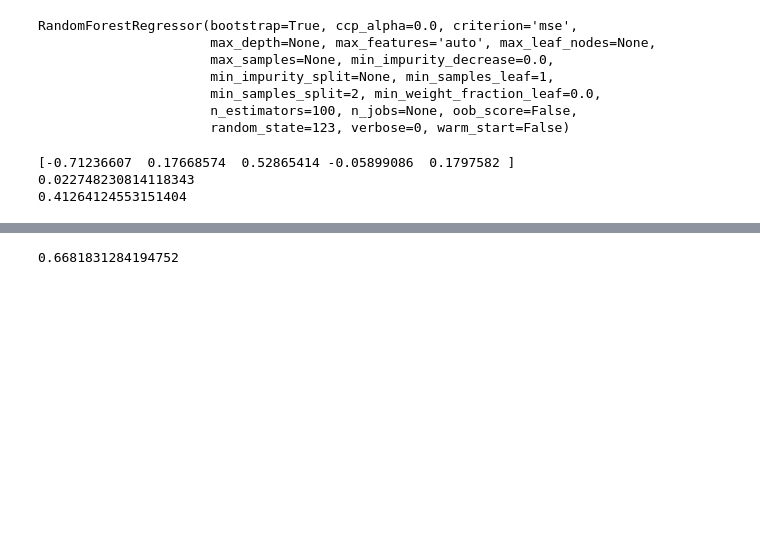
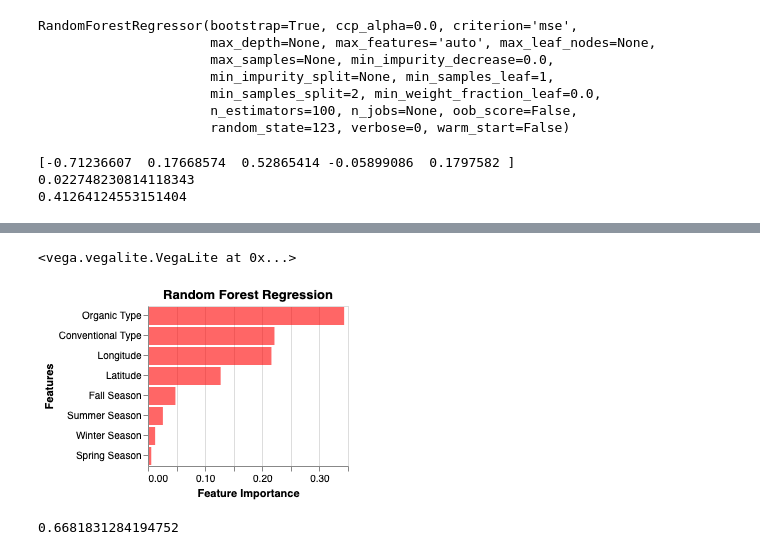
Before and after one commit to UBC-MDS/DSCI_522_Group411, a Jupyter notebook: src/ML_analysis.ipynb, the cells around one changed output, grey strips where cells are left out. Saved outputs shown, nothing was run; the diff lists cells and outputs as text; code cells hidden in the pictures; blank space fills up the shorter version.

```diff
--- a/src/ML_analysis.ipynb
+++ b/src/ML_analysis.ipynb
@@ -162,11 +164,16 @@ feature_df
 # %%
 rfr_plot = alt.Chart(feature_df).mark_bar(color="red", opacity=0.6).encode(
-    x= alt.X("feature_names:N",
+    y= alt.Y("feature_names:N",
              sort=alt.SortField(field='importance:Q'),
              title="Features"),
-    y = alt.Y("importance:Q", title="Feature Importance")
+    x = alt.X("importance:Q", title="Feature Importance")
 ).properties(title="Random Forest Regression",
-             width=350)
+             width=200)
+
+rfr_plot
+# %% [output]
+<vega.vegalite.VegaLite at 0x...>
+[figure, added]
 # %%
 rfr.score(avocado_x, avocado_y)
 # %% [output]
```
Also changed, not shown: parts of 17 cells of this notebook, 1 other file.
